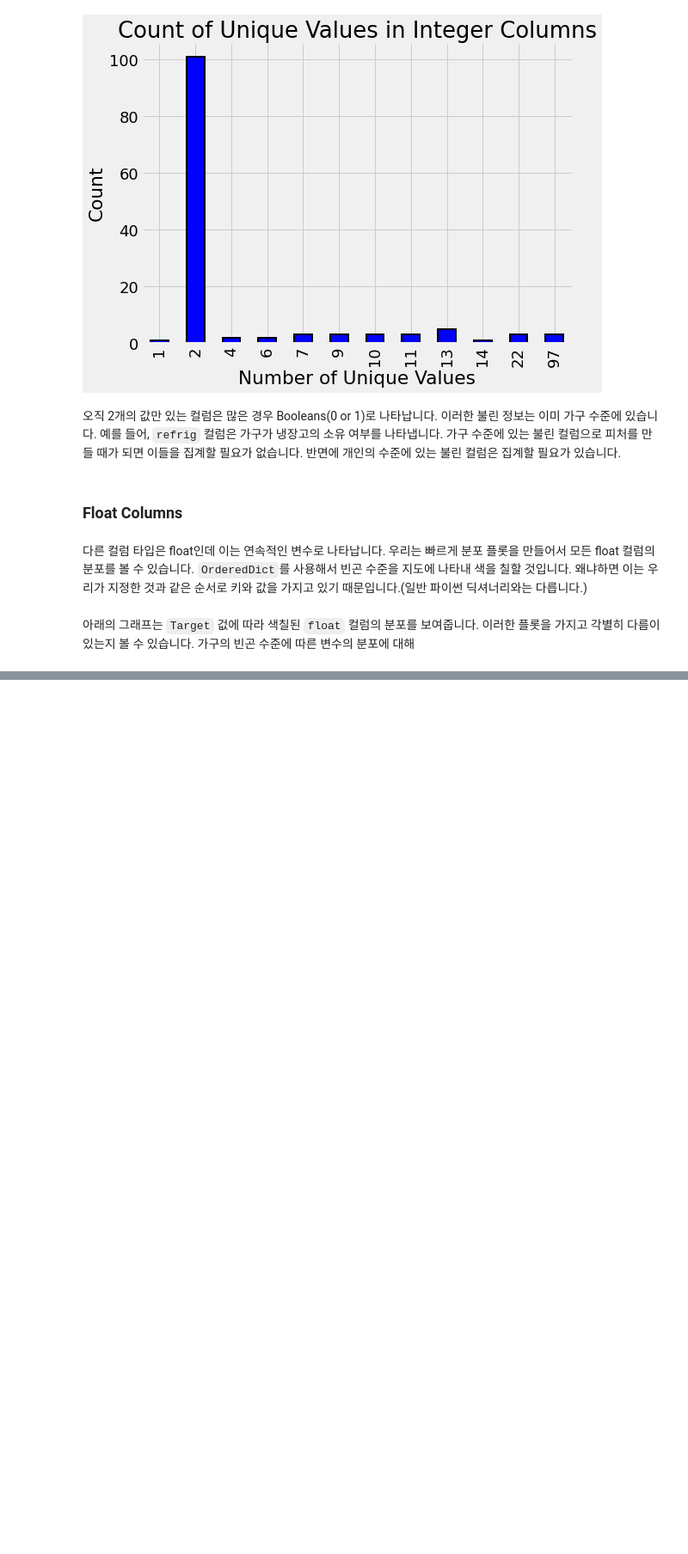
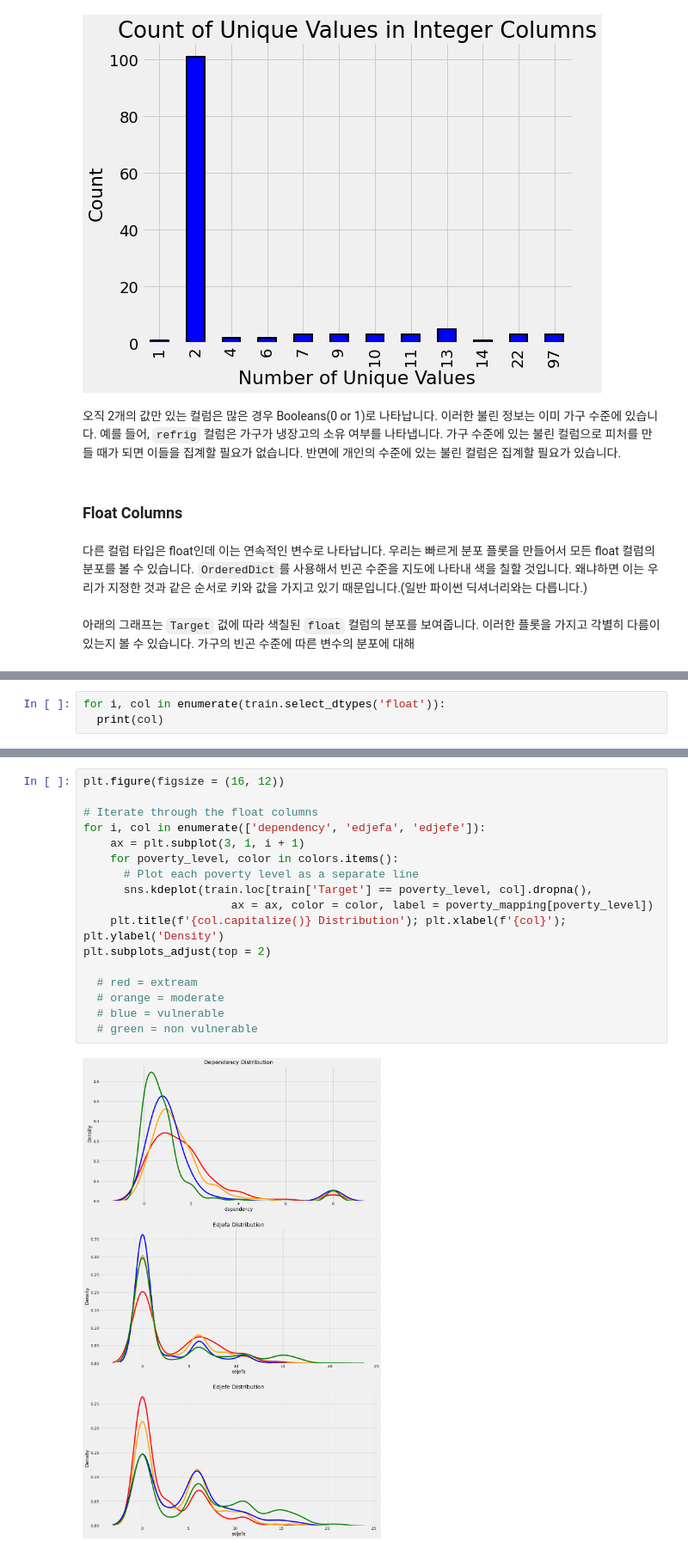
Before and after one commit to stk346/Kaggle, a Jupyter notebook: Costa Rican Household Poverty Level Prediction/A_Complete_Introduction_and_Walkthrough.ipynb, the cells around one changed output, grey strips where cells are left out. Shown: that part at 86% size. Drawn from its saved outputs; the diff is of its cells as text; blank space fills up the shorter version.

```diff
--- a/Costa Rican Household Poverty Level Prediction/A_Complete_Introduction_and_Walkthrough.ipynb
+++ b/Costa Rican Household Poverty Level Prediction/A_Complete_Introduction_and_Walkthrough.ipynb
@@ -342,0 +354,3 @@ plt.title('Count of Unique Values in Integer Columns');
+# %%
+for i, col in enumerate(train.select_dtypes('float')):
+  print(col)
@@ -366,0 +440,19 @@ for i, col in enumerate(train.select_dtypes('float')):
+# %%
+plt.figure(figsize = (16, 12))
+
+# Iterate through the float columns
+for i, col in enumerate(['dependency', 'edjefa', 'edjefe']):
+    ax = plt.subplot(3, 1, i + 1)
+    for poverty_level, color in colors.items():
+      # Plot each poverty level as a separate line
+      sns.kdeplot(train.loc[train['Target'] == poverty_level, col].dropna(),
+                      ax = ax, color = color, label = poverty_mapping[poverty_level])
+    plt.title(f'{col.capitalize()} Distribution'); plt.xlabel(f'{col}'); plt.ylabel('Density')
+plt.subplots_adjust(top = 2)
+
+  # red = extream
+  # orange = moderate
+  # blue = vulnerable
+  # green = non vulnerable
+# %% [output]
+[figure, added]
```
Also changed, not shown: parts of 12 cells of this notebook.
